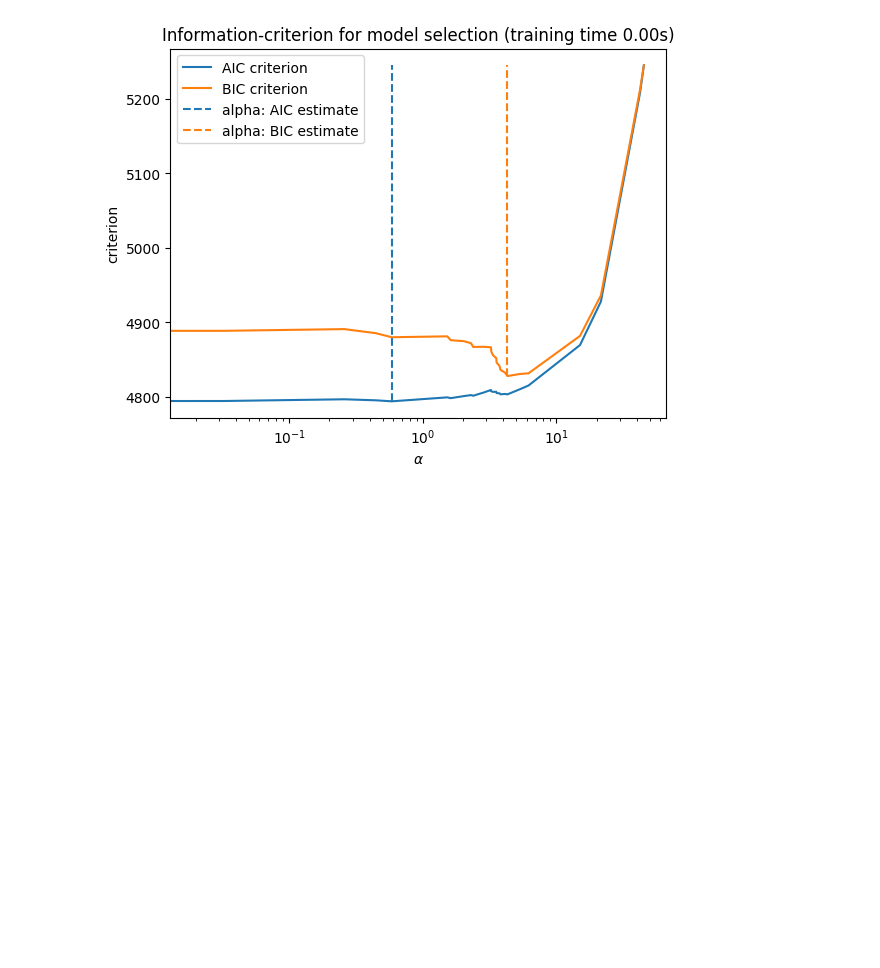
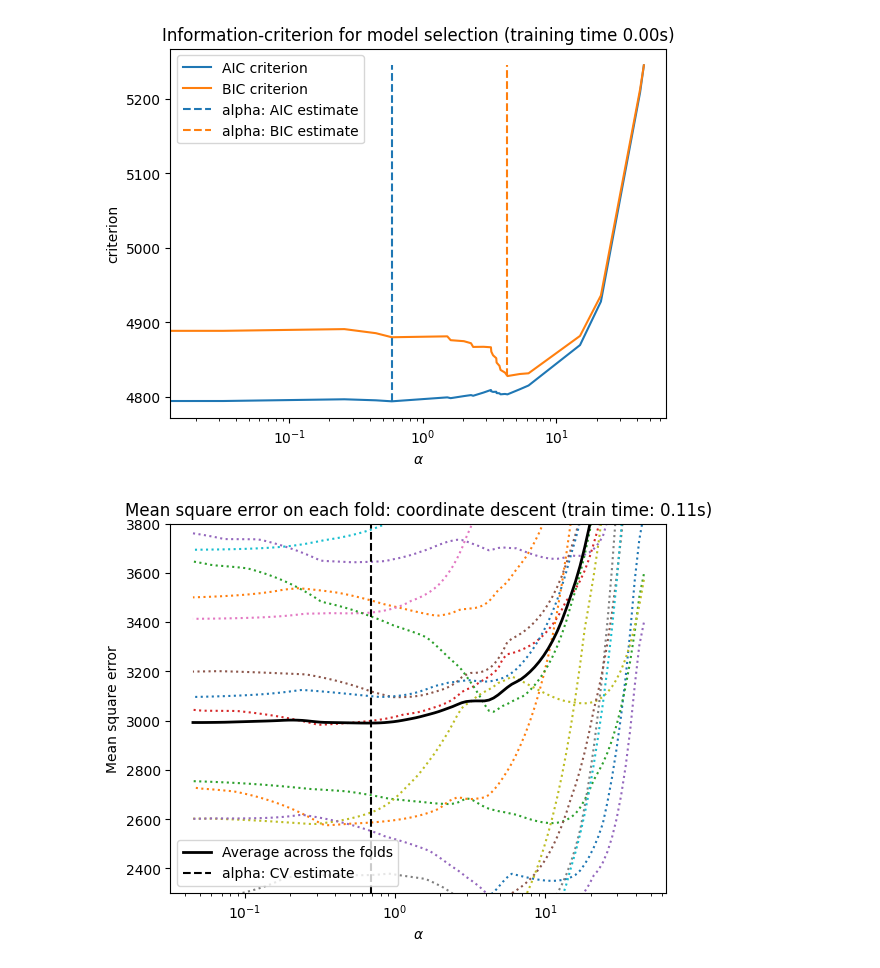
Before and after one commit to harsh-choudhary1/loss-mode-selection-l, a Jupyter notebook: AIC-BIC.ipynb, the cells around one changed output. Saved outputs shown, nothing was run; the diff lists cells and outputs as text; code cells hidden in the pictures; blank space fills up the shorter version.

```diff
--- a/AIC-BIC.ipynb
+++ b/AIC-BIC.ipynb
@@ -105,3 +105,33 @@ _ = ax.set_title(
 )
 # %% [output]
 [figure]
+# %%
+from sklearn.linear_model import LassoCV
+
+start_time = time.time()
+model = make_pipeline(StandardScaler(), LassoCV(cv=20)).fit(X, y)
+fit_time = time.time() - start_time
+# %%
+import matplotlib.pyplot as plt
+
+ymin, ymax = 2300, 3800
+lasso = model[-1]
+plt.semilogx(lasso.alphas_, lasso.mse_path_, linestyle=":")
+plt.plot(
+    lasso.alphas_,
+    lasso.mse_path_.mean(axis=-1),
+    color="black",
+    label="Average across the folds",
+    linewidth=2,
+)
+plt.axvline(lasso.alpha_, linestyle="--", color="black", label="alpha: CV estimate")
+
+plt.ylim(ymin, ymax)
+plt.xlabel(r"$\alpha$")
+plt.ylabel("Mean square error")
+plt.legend()
+_ = plt.title(
+    f"Mean square error on each fold: coordinate descent (train time: {fit_time:.2f}s)"
+)
+# %% [output]
+[figure, added]
```
Also changed, not shown: parts of 2 cells of this notebook.
